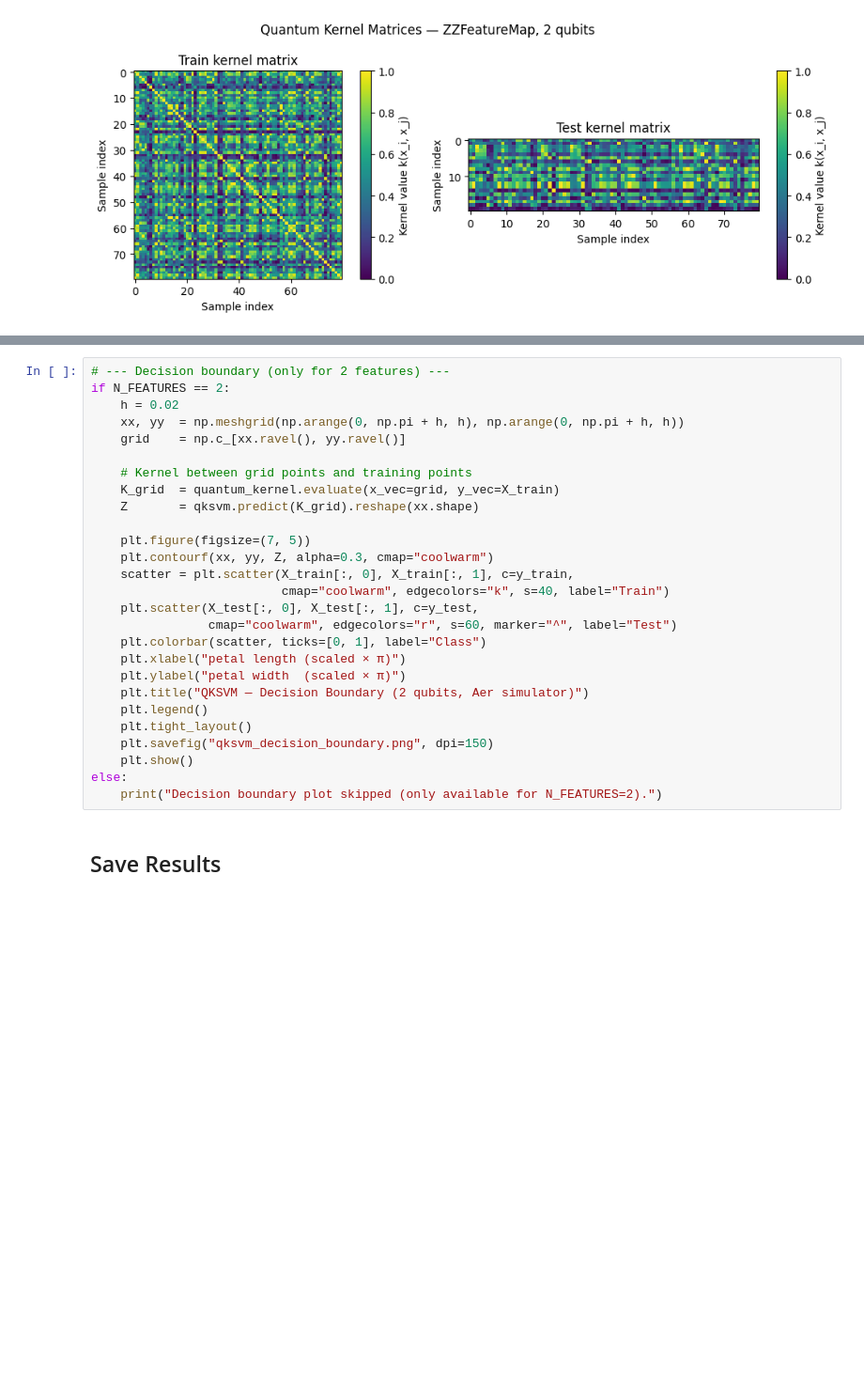
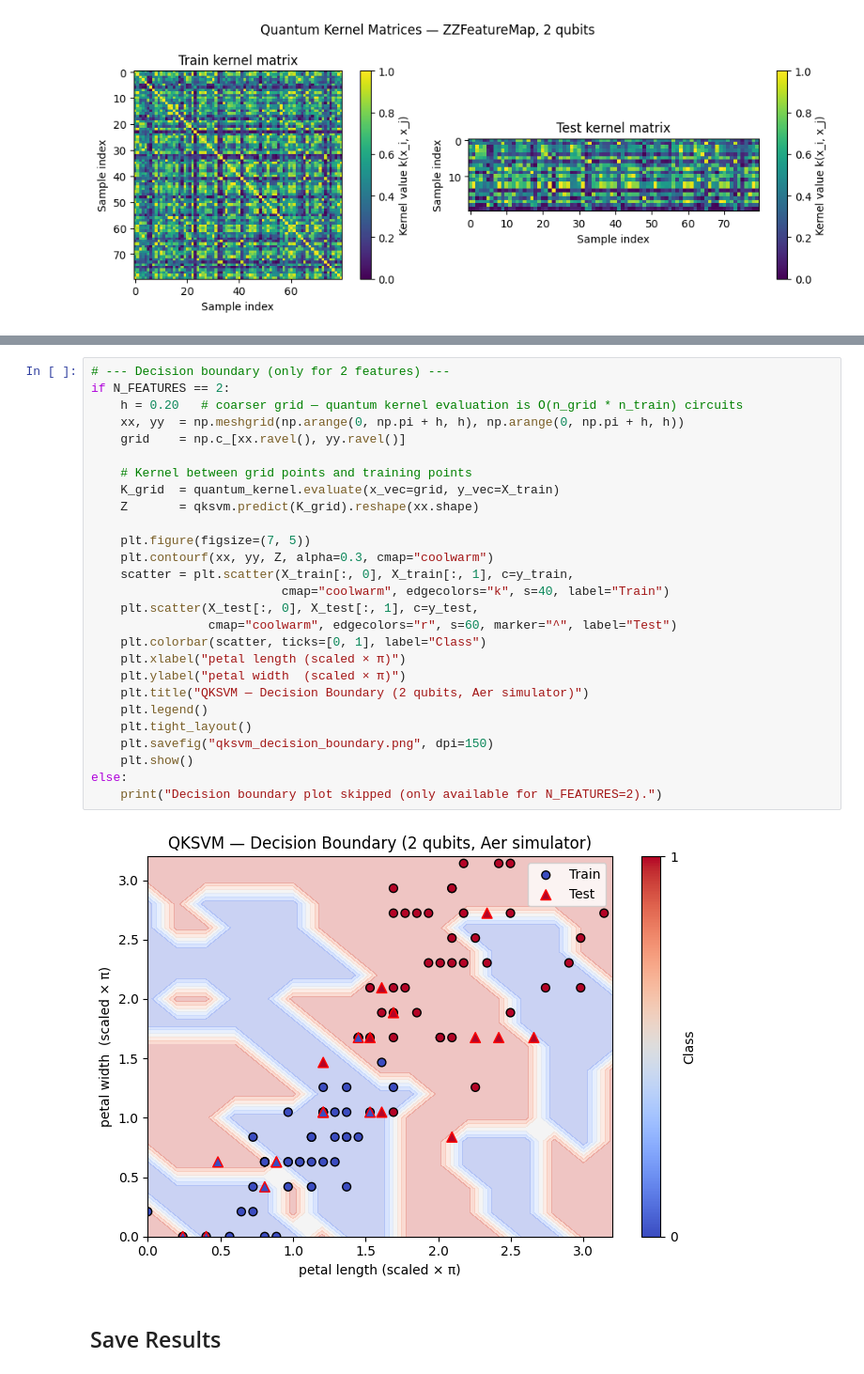
Before and after one commit to peri21/CC-QC-Comparison, a Jupyter notebook: ai/kernel_classification/quantum/qksvm.ipynb, the cells around one changed output, grey strips where cells are left out. Shown at 94% size. Saved outputs shown, nothing was run; the diff lists cells and outputs as text; blank space fills up the shorter version.

```diff
--- a/ai/kernel_classification/quantum/qksvm.ipynb
+++ b/ai/kernel_classification/quantum/qksvm.ipynb
@@ -298,30 +298,32 @@ plt.show()
 # %%
 # --- Decision boundary (only for 2 features) ---
 if N_FEATURES == 2:
-    h = 0.02
+    h = 0.20   # coarser grid — quantum kernel evaluation is O(n_grid * n_train) circuits
     xx, yy  = np.meshgrid(np.arange(0, np.pi + h, h), np.arange(0, np.pi + h, h))
     grid    = np.c_[xx.ravel(), yy.ravel()]
 
     # Kernel between grid points and training points
     K_grid  = quantum_kernel.evaluate(x_vec=grid, y_vec=X_train)
     Z       = qksvm.predict(K_grid).reshape(xx.shape)
 
     plt.figure(figsize=(7, 5))
     plt.contourf(xx, yy, Z, alpha=0.3, cmap="coolwarm")
     scatter = plt.scatter(X_train[:, 0], X_train[:, 1], c=y_train,
                           cmap="coolwarm", edgecolors="k", s=40, label="Train")
     plt.scatter(X_test[:, 0], X_test[:, 1], c=y_test,
                 cmap="coolwarm", edgecolors="r", s=60, marker="^", label="Test")
     plt.colorbar(scatter, ticks=[0, 1], label="Class")
     plt.xlabel("petal length (scaled × π)")
     plt.ylabel("petal width  (scaled × π)")
     plt.title("QKSVM — Decision Boundary (2 qubits, Aer simulator)")
     plt.legend()
     plt.tight_layout()
     plt.savefig("qksvm_decision_boundary.png", dpi=150)
     plt.show()
 else:
     print("Decision boundary plot skipped (only available for N_FEATURES=2).")
+# %% [output]
+[figure, added]
 # %% [markdown]
 ## Save Results
 # %%
```
Also changed, not shown: parts of 5 cells of this notebook, 30 other files.
